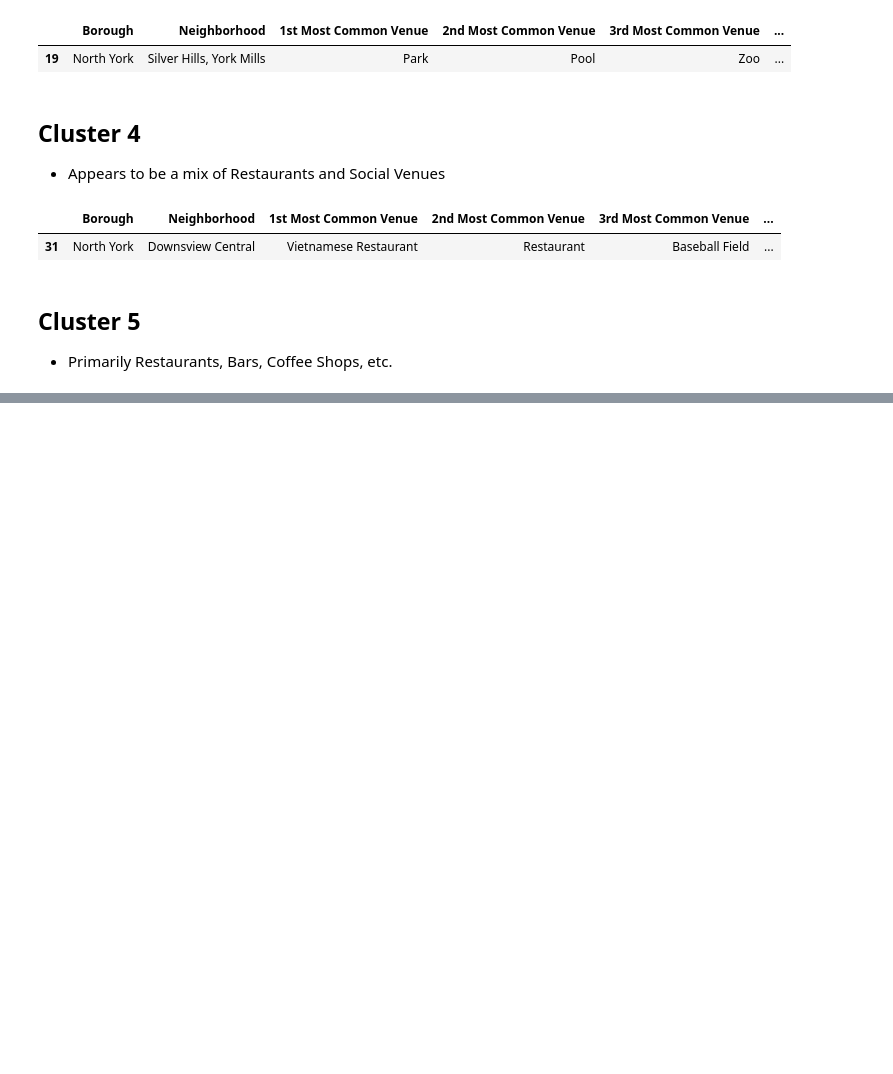
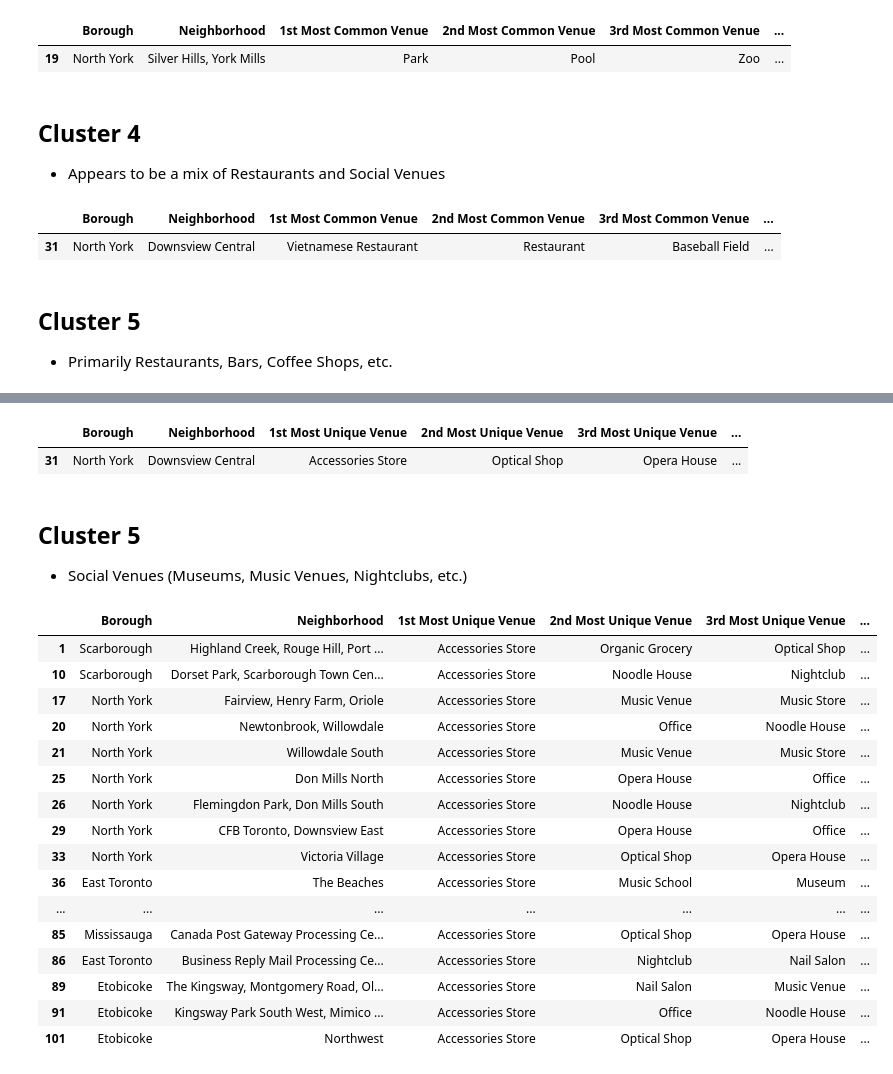
Before and after one commit to maverick-red/coursera-ibm-data-science-capstone, a Jupyter notebook: Applied Data Science Capstone - Week 3.ipynb, the cells around one changed output, grey strips where cells are left out. Saved outputs shown, nothing was run; the diff lists cells and outputs as text; code cells hidden in the pictures; blank space fills up the shorter version.

```diff
--- a/Applied Data Science Capstone - Week 3.ipynb
+++ b/Applied Data Science Capstone - Week 3.ipynb
@@ -345,0 +455,28 @@ toronto_merged.loc[toronto_merged['Cluster Labels'] == 4, cluster_cols]
+# %%
+toronto_merged_unique.loc[toronto_merged_unique['Cluster Labels'] == 3, cluster_cols]
+# %% [output]
+|  | Borough | Neighborhood | 1st Most Unique Venue | 2nd Most Unique Venue | 3rd Most Unique Venue | ... |
+| 31 | North York | Downsview Central | Accessories Store | Optical Shop | Opera House | ... |
+# %% [markdown]
+## Cluster 5
+- Social Venues (Museums, Music Venues, Nightclubs, etc.)
+# %%
+toronto_merged_unique.loc[toronto_merged_unique['Cluster Labels'] == 4, cluster_cols]
+# %% [output]
+|  | Borough | Neighborhood | 1st Most Unique Venue | 2nd Most Unique Venue | 3rd Most Unique Venue | ... |
+| 1 | Scarborough | Highland Creek, Rouge Hill, Port ... | Accessories Store | Organic Grocery | Optical Shop | ... |
+| 10 | Scarborough | Dorset Park, Scarborough Town Cen... | Accessories Store | Noodle House | Nightclub | ... |
+| 17 | North York | Fairview, Henry Farm, Oriole | Accessories Store | Music Venue | Music Store | ... |
+| 20 | North York | Newtonbrook, Willowdale | Accessories Store | Office | Noodle House | ... |
+| 21 | North York | Willowdale South | Accessories Store | Music Venue | Music Store | ... |
+| 25 | North York | Don Mills North | Accessories Store | Opera House | Office | ... |
+| 26 | North York | Flemingdon Park, Don Mills South | Accessories Store | Noodle House | Nightclub | ... |
+| 29 | North York | CFB Toronto, Downsview East | Accessories Store | Opera House | Office | ... |
+| 33 | North York | Victoria Village | Accessories Store | Optical Shop | Opera House | ... |
+| 36 | East Toronto | The Beaches | Accessories Store | Music School | Museum | ... |
+| ... | ... | ... | ... | ... | ... | ... |
+| 85 | Mississauga | Canada Post Gateway Processing Ce... | Accessories Store | Optical Shop | Opera House | ... |
+| 86 | East Toronto | Business Reply Mail Processing Ce... | Accessories Store | Nightclub | Nail Salon | ... |
+| 89 | Etobicoke | The Kingsway, Montgomery Road, Ol... | Accessories Store | Nail Salon | Music Venue | ... |
+| 91 | Etobicoke | Kingsway Park South West, Mimico ... | Accessories Store | Office | Noodle House | ... |
+| 101 | Etobicoke | Northwest | Accessories Store | Optical Shop | Opera House | ... |
```
Also changed, not shown: parts of 24 cells of this notebook.
